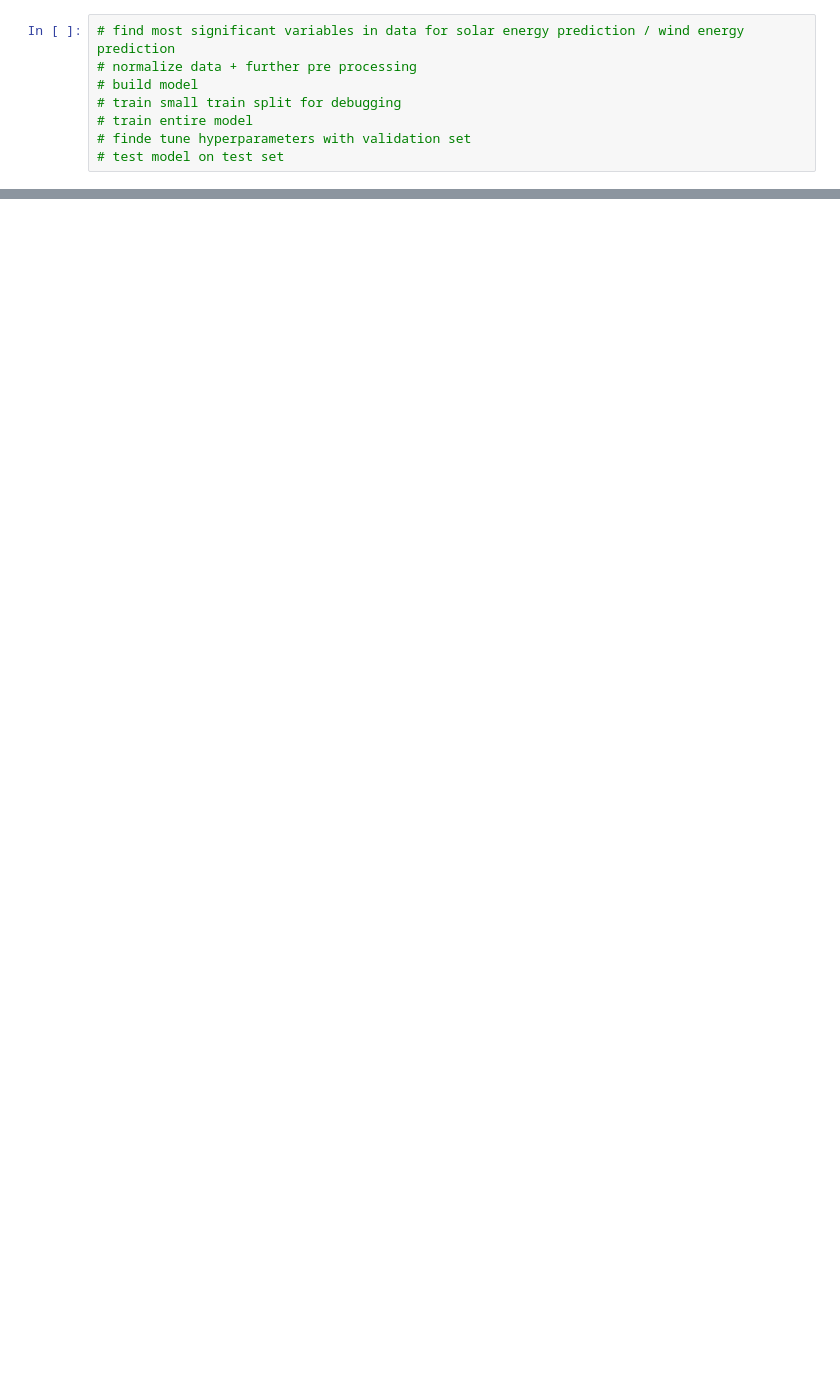
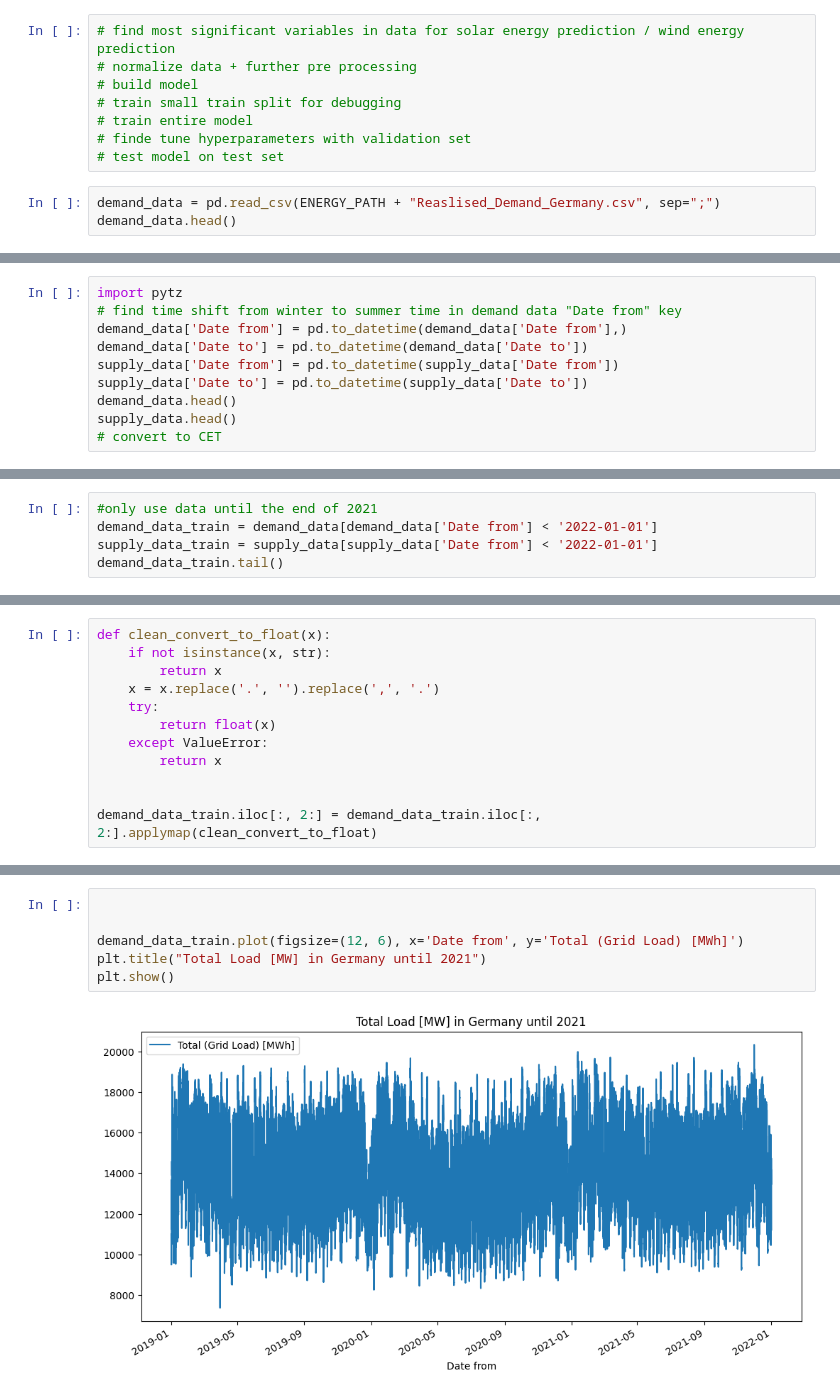
Before and after one commit to UBela/GRUeneEnergie, a Jupyter notebook: pre_processing_data.ipynb, the cells around one changed output, grey strips where cells are left out. Saved outputs shown, nothing was run; the diff lists cells and outputs as text; blank space fills up the shorter version.

```diff
--- a/pre_processing_data.ipynb
+++ b/pre_processing_data.ipynb
@@ -103,3 +141,6 @@ plt.show()
 # train entire model
 # finde tune hyperparameters with validation set
 # test model on test set
+# %%
+demand_data = pd.read_csv(ENERGY_PATH + "Reaslised_Demand_Germany.csv", sep=";")
+demand_data.head()
@@ -105,0 +164,10 @@ plt.show()
+# %%
+import pytz
+# find time shift from winter to summer time in demand data "Date from" key
+demand_data['Date from'] = pd.to_datetime(demand_data['Date from'],)
+demand_data['Date to'] = pd.to_datetime(demand_data['Date to'])
+supply_data['Date from'] = pd.to_datetime(supply_data['Date from'])
+supply_data['Date to'] = pd.to_datetime(supply_data['Date to'])
+demand_data.head()
+supply_data.head()
+# convert to CET
@@ -105,0 +207,5 @@ plt.show()
+# %%
+#only use data until the end of 2021
+demand_data_train = demand_data[demand_data['Date from'] < '2022-01-01']
+supply_data_train = supply_data[supply_data['Date from'] < '2022-01-01']
+demand_data_train.tail()
@@ -105,0 +219,12 @@ plt.show()
+# %%
+def clean_convert_to_float(x):
+    if not isinstance(x, str):
+        return x
+    x = x.replace('.', '').replace(',', '.')
+    try:
+        return float(x)
+    except ValueError:
+        return x
+
+
+demand_data_train.iloc[:, 2:] = demand_data_train.iloc[:, 2:].applymap(clean_convert_to_float)
@@ -105,0 +237,8 @@ plt.show()
+# %%
+
+
+demand_data_train.plot(figsize=(12, 6), x='Date from', y='Total (Grid Load) [MWh]')
+plt.title("Total Load [MW] in Germany until 2021")
+plt.show()
+# %% [output]
+[figure, added]
```
Also changed, not shown: parts of 20 cells of this notebook.
